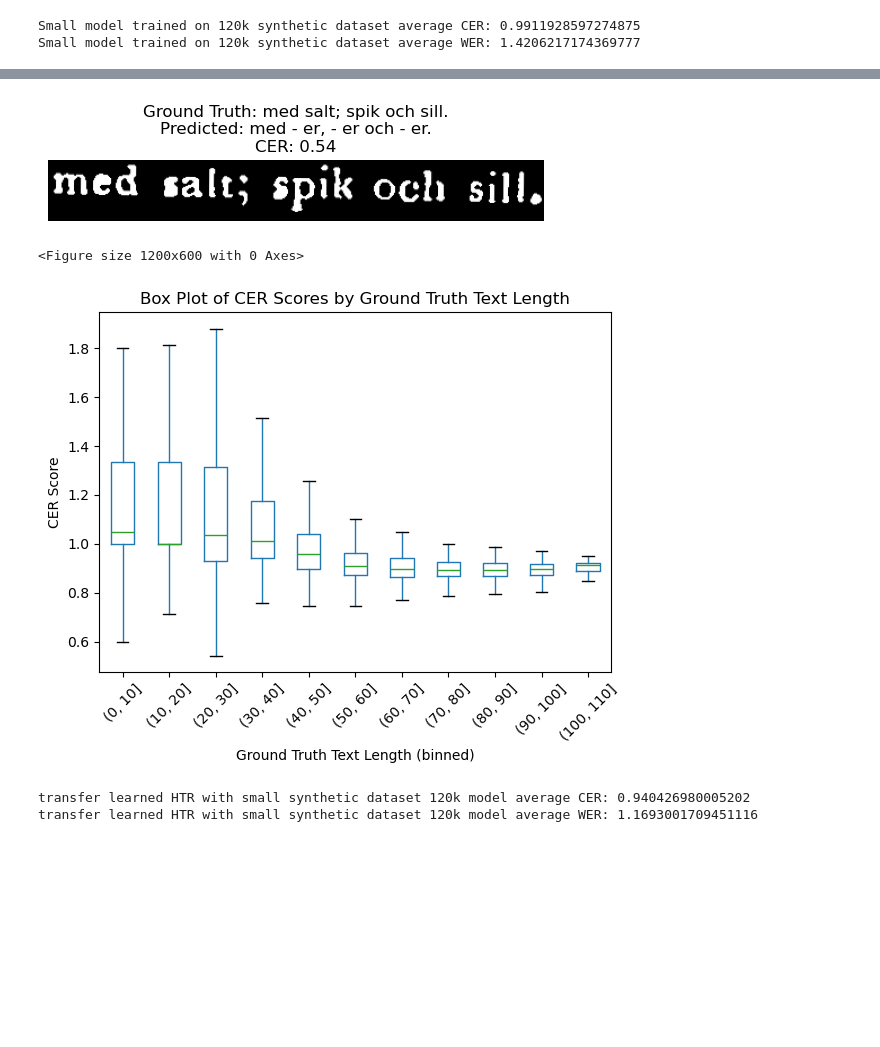
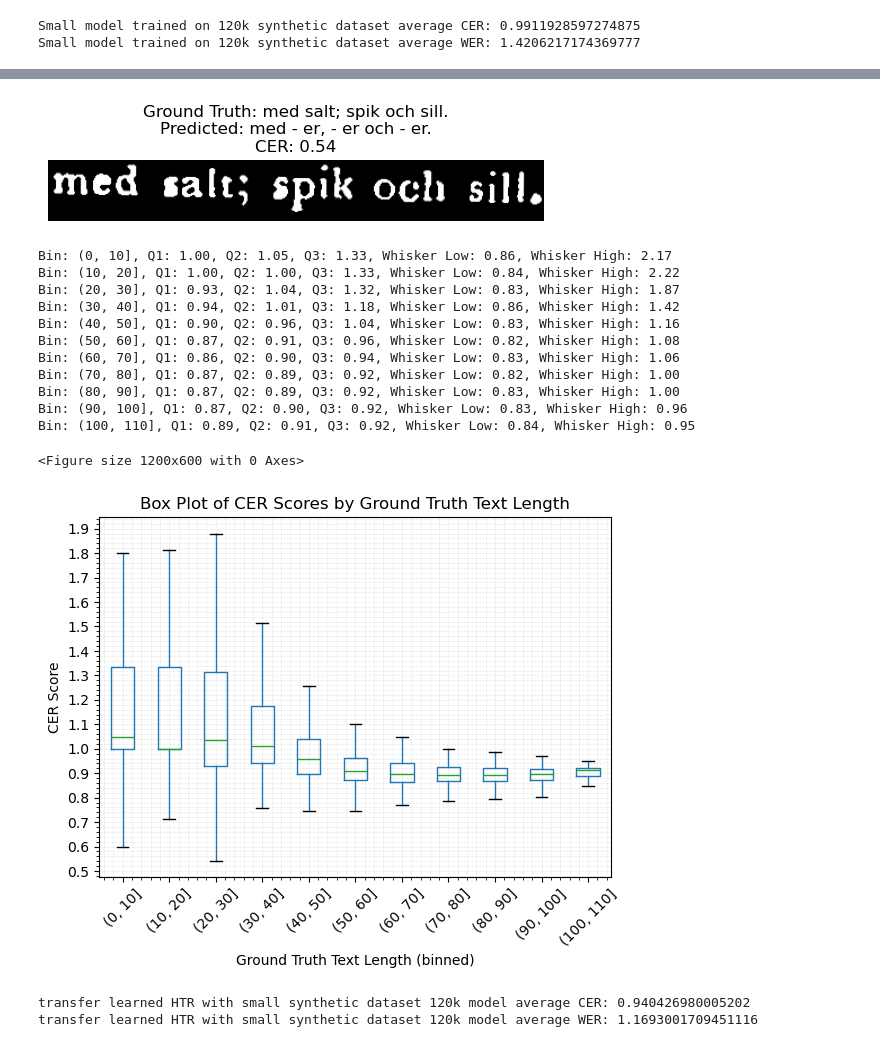
Before and after one commit to xxGreyscale/TrOCR, a Jupyter notebook: notebooks/evaluation.ipynb, the cells around one changed output, grey strips where cells are left out. Drawn from its saved outputs; the diff is of its cells as text; code cells hidden in the pictures; blank space fills up the shorter version.

```diff
--- a/notebooks/evaluation.ipynb
+++ b/notebooks/evaluation.ipynb
@@ -174,8 +175,6 @@ def draw_scatter_plot_with_cer_scores(char_errors_per_image, cer_scores_per_imag
     plt.gca().yaxis.set_major_locator(plt.MultipleLocator(0.5))
     plt.show()
 # %%
-import pandas as pd
-
 def draw_box_plot_with_cer_scores(char_errors_per_image, cer_scores_per_image):
     # Extract ground truth text lengths and CER scores
     gt_lengths = [x[0] for x in char_errors_per_image]
@@ -190,12 +189,31 @@ def draw_box_plot_with_cer_scores(char_errors_per_image, cer_scores_per_image):
 
     # Plot the box plot
     plt.figure(figsize=(12, 6))
-    data.boxplot(column='cer_score', by='gt_length_bin', grid=False, showfliers=False)
+    boxplot = data.boxplot(column='cer_score', by='gt_length_bin', grid=False, showfliers=False)
     plt.xticks(rotation=45)
     plt.xlabel('Ground Truth Text Length (binned)')
     plt.ylabel('CER Score')
     plt.title('Box Plot of CER Scores by Ground Truth Text Length')
     plt.suptitle('')  # Suppress the default title
+
+    # Set consistent intervals for both axes
+    plt.gca().xaxis.set_major_locator(plt.MultipleLocator(1))
+    plt.gca().yaxis.set_major_locator(plt.MultipleLocator(0.1))
+
+    plt.grid(True, which='both', linestyle='--', alpha=0.3, linewidth=0.5)
+    plt.minorticks_on()
+
+    # Calculate and print Q1, Q2 (median), Q3, and whisker values for each bin
+    grouped = data.groupby('gt_length_bin')['cer_score']
+    q1 = grouped.quantile(0.25)
+    q2 = grouped.median()
+    q3 = grouped.quantile(0.75)
+    whisker_low = grouped.quantile(0.05)
+    whisker_high = grouped.quantile(0.95)
+
+    for bin, q1_val, q2_val, q3_val, whisker_low_val, whisker_high_val in zip(q1.index, q1, q2, q3, whisker_low, whisker_high):
+        print(f'Bin: {bin}, Q1: {q1_val:.2f}, Q2: {q2_val:.2f}, Q3: {q3_val:.2f}, Whisker Low: {whisker_low_val:.2f}, Whisker High: {whisker_high_val:.2f}')
+
     plt.show()
 # %%
 def show_image_with_lowest_cer(cer_scores_per_image, dataset, model, processor):
@@ -233,6 +251,7 @@ def show_image_with_lowest_cer(cer_scores_per_image, dataset, model, processor):
     plt.axis('off')
     plt.title(f"Ground Truth: {ground_truth_text}\nPredicted: {padded_predicted_text}\nCER: {min_cer_score:.2f}")
     plt.show()
+    return image, ground_truth_text, padded_predicted_text
 # %%
 # Evaluate the model and get mismatched characters frequency
 # Load the pre-trained TrOCR model and processor
@@ -292,13 +333,24 @@ Small model trained on 120k synthetic dataset average WER: 1.4206217174369777
 # %%
 # show the
 draw_scatter_plot_with_cer_scores(small_model_char_errors_per_image, small_model_cer_scores_per_image)
-show_image_with_lowest_cer(small_model_cer_scores_per_image, kubhist_df, small_model, htr_processor)
+small_model_best_prediction = show_image_with_lowest_cer(small_model_cer_scores_per_image, kubhist_df, small_model, htr_processor)
 draw_box_plot_with_cer_scores(small_model_char_errors_per_image, small_model_cer_scores_per_image)
 # %% [output]
 [figure]
 [figure]
-<Figure size 1200x600 with 0 Axes>
+Bin: (0, 10], Q1: 1.00, Q2: 1.05, Q3: 1.33, Whisker Low: 0.86, Whisker High: 2.17
+Bin: (10, 20], Q1: 1.00, Q2: 1.00, Q3: 1.33, Whisker Low: 0.84, Whisker High: 2.22
+Bin: (20, 30], Q1: 0.93, Q2: 1.04, Q3: 1.32, Whisker Low: 0.83, Whisker High: 1.87
+Bin: (30, 40], Q1: 0.94, Q2: 1.01, Q3: 1.18, Whisker Low: 0.86, Whisker High: 1.42
+Bin: (40, 50], Q1: 0.90, Q2: 0.96, Q3: 1.04, Whisker Low: 0.83, Whisker High: 1.16
+Bin: (50, 60], Q1: 0.87, Q2: 0.91, Q3: 0.96, Whisker Low: 0.82, Whisker High: 1.08
+Bin: (60, 70], Q1: 0.86, Q2: 0.90, Q3: 0.94, Whisker Low: 0.83, Whisker High: 1.06
+Bin: (70, 80], Q1: 0.87, Q2: 0.89, Q3: 0.92, Whisker Low: 0.82, Whisker High: 1.00
+Bin: (80, 90], Q1: 0.87, Q2: 0.89, Q3: 0.92, Whisker Low: 0.83, Whisker High: 1.00
+Bin: (90, 100], Q1: 0.87, Q2: 0.90, Q3: 0.92, Whisker Low: 0.83, Whisker High: 0.96
+Bin: (100, 110], Q1: 0.89, Q2: 0.91, Q3: 0.92, Whisker Low: 0.84, Whisker High: 0.95
+<Figure size 1200x600 with 0 Axes>
-[figure, old version]
+[figure, new version]
 # %%
 # transfer learning
 # Load the pre-trained TrOCR model and processor
```
Also changed, not shown: parts of 8 cells of this notebook.
